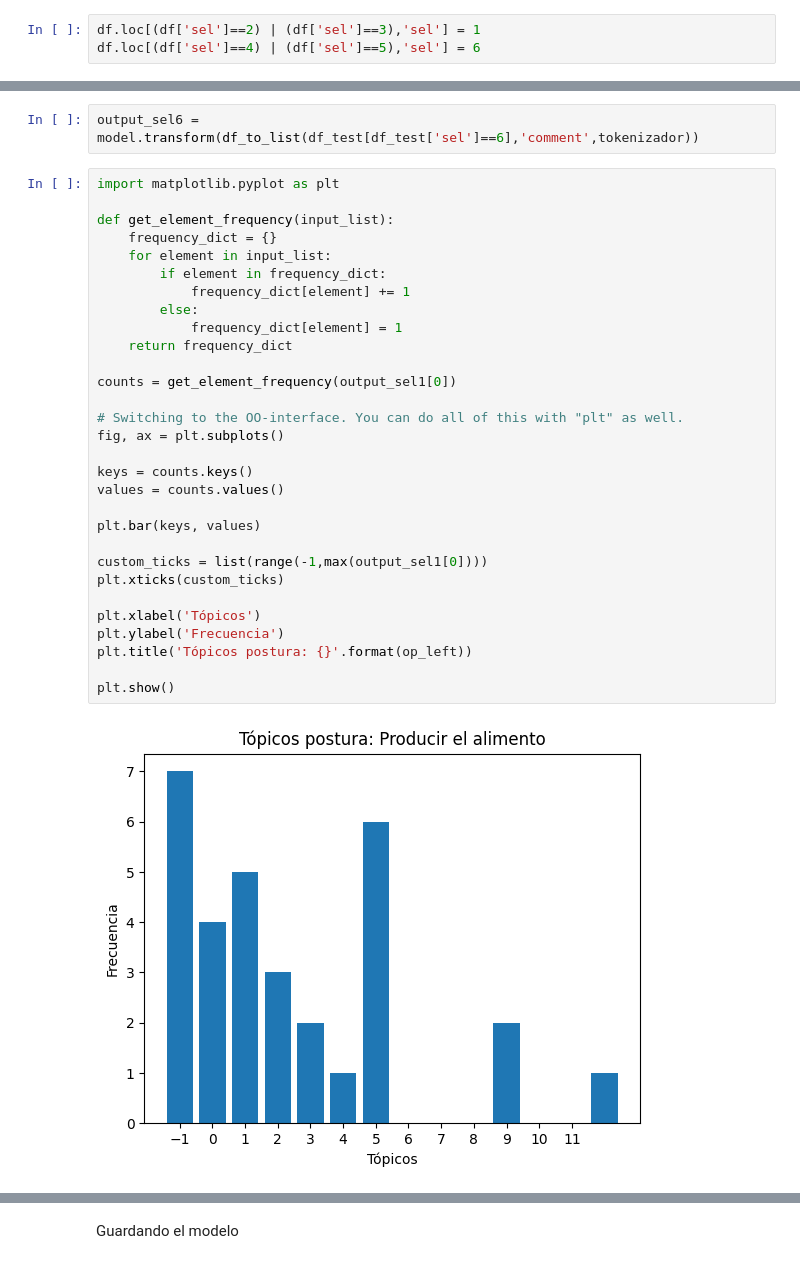
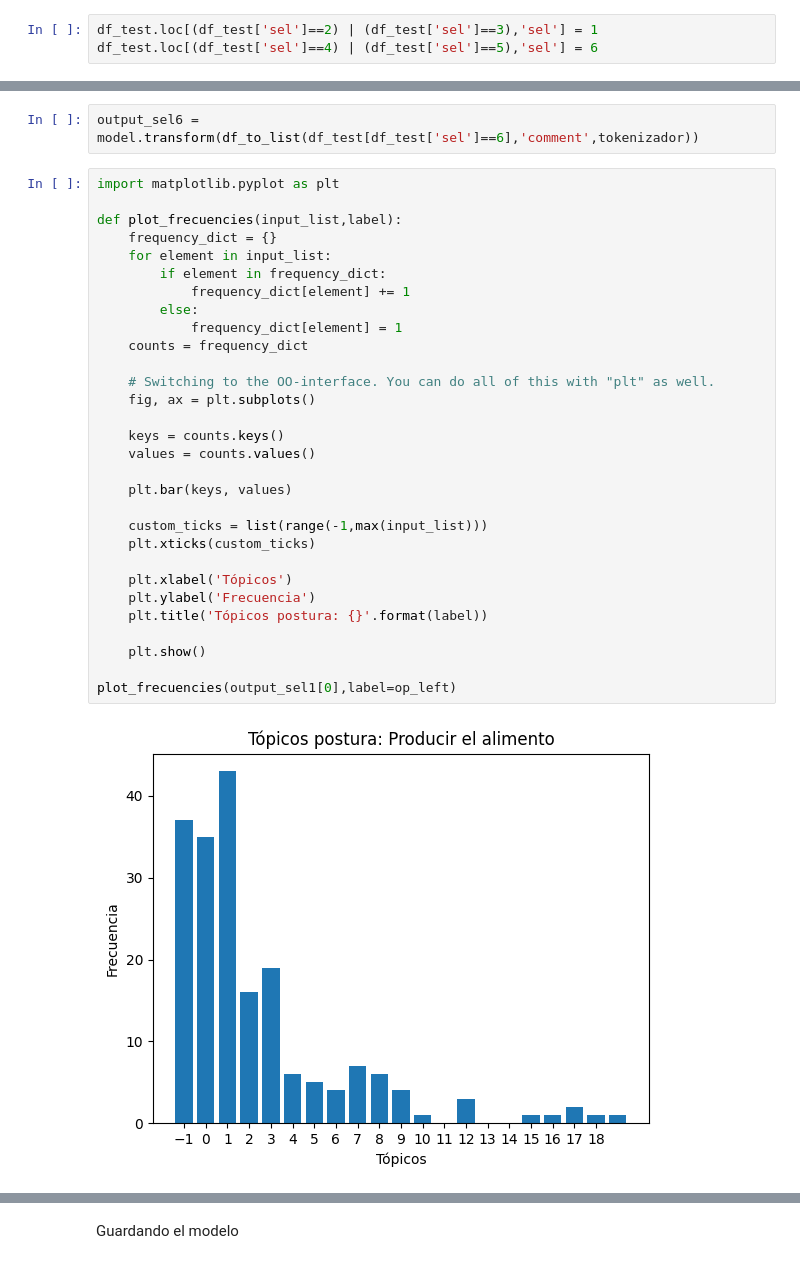
Before and after one commit to camilocarvajalreyes/ethicapp-nlp, a Jupyter notebook: topic-modelling/BT_adela.ipynb, the cells around one changed output, grey strips where cells are left out. Drawn from its saved outputs; the diff is of its cells as text.

Commit message:
update Bertopic top k topicos por postura

```diff
--- a/topic-modelling/BT_adela.ipynb
+++ b/topic-modelling/BT_adela.ipynb
@@ -191,8 +182,8 @@ Tópicos relevantes para concepto: integridad
 
 Por el momento binarizando la postura
 # %%
-df.loc[(df['sel']==2) | (df['sel']==3),'sel'] = 1
-df.loc[(df['sel']==4) | (df['sel']==5),'sel'] = 6
+df_test.loc[(df_test['sel']==2) | (df_test['sel']==3),'sel'] = 1
+df_test.loc[(df_test['sel']==4) | (df_test['sel']==5),'sel'] = 6
 # %%
 output_sel1 = model.transform(df_to_list(df_test[df_test['sel']==1],'comment',tokenizador))
 # %%
@@ -200,32 +191,32 @@ output_sel6 = model.transform(df_to_list(df_test[df_test['sel']==6],'comment',to
 # %%
 import matplotlib.pyplot as plt
 
-def get_element_frequency(input_list):
+def plot_frecuencies(input_list,label):
     frequency_dict = {}
     for element in input_list:
         if element in frequency_dict:
             frequency_dict[element] += 1
         else:
             frequency_dict[element] = 1
-    return frequency_dict
+    counts = frequency_dict
 
-counts = get_element_frequency(output_sel1[0])
+    # Switching to the OO-interface. You can do all of this with "plt" as well.
+    fig, ax = plt.subplots()
 
-# Switching to the OO-interface. You can do all of this with "plt" as well.
-fig, ax = plt.subplots()
+    keys = counts.keys()
+    values = counts.values()
 
-keys = counts.keys()
-values = counts.values()
+    plt.bar(keys, values)
 
-plt.bar(keys, values)
+    custom_ticks = list(range(-1,max(input_list)))
+    plt.xticks(custom_ticks)
 
-custom_ticks = list(range(-1,max(output_sel1[0])))
-plt.xticks(custom_ticks)
+    plt.xlabel('Tópicos')
+    plt.ylabel('Frecuencia')
+    plt.title('Tópicos postura: {}'.format(label))
 
-plt.xlabel('Tópicos')
-plt.ylabel('Frecuencia')
-plt.title('Tópicos postura: {}'.format(op_left))
+    plt.show()
 
-plt.show()
+plot_frecuencies(output_sel1[0],label=op_left)
 # %% [output]
-[figure, old version]
+[figure, new version]
```
Also changed, not shown: parts of 14 cells of this notebook, 1 other file.
